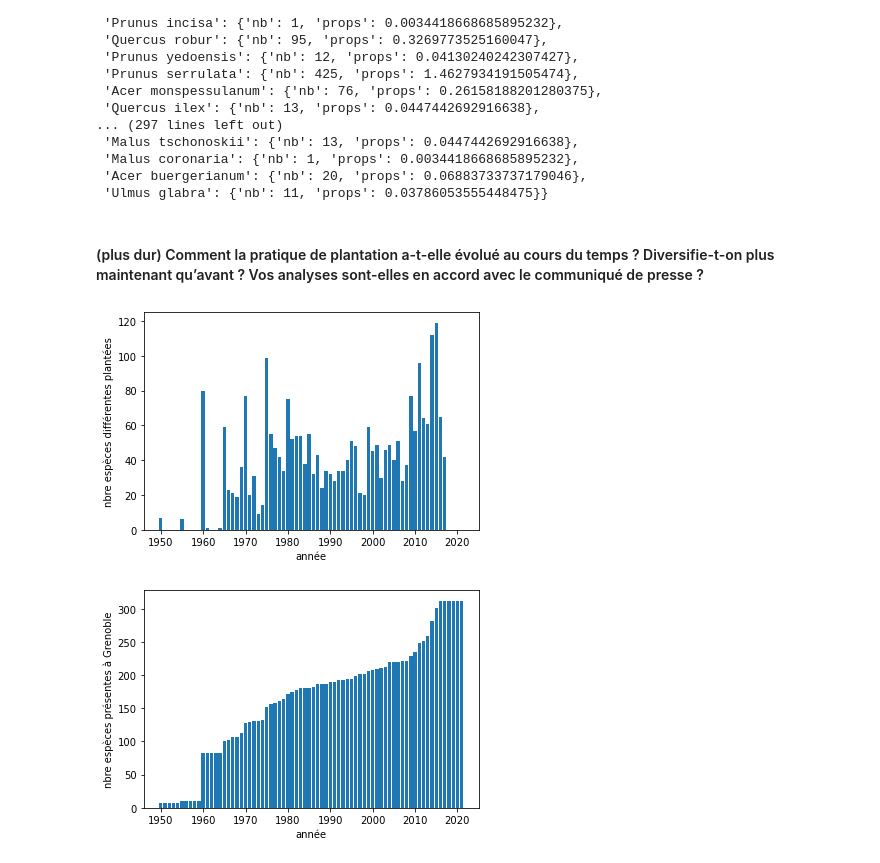
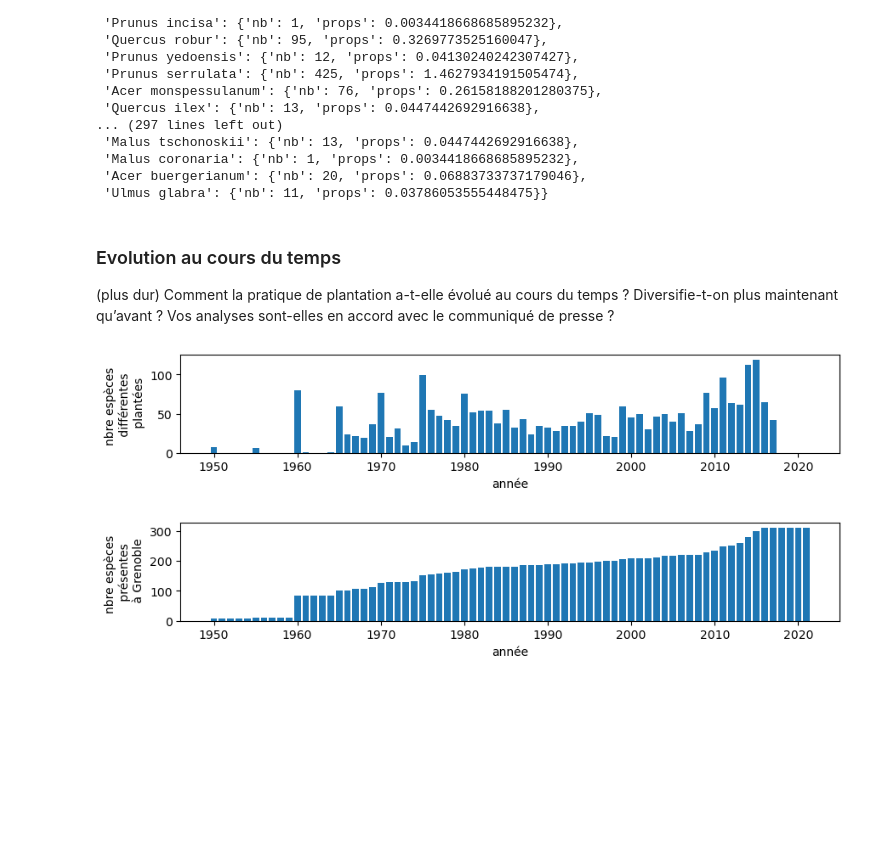
Before and after one commit to gazaboo/projet-python-arbres-grenoble, a Jupyter notebook: 4.1_Correction_iterations_1_et_2.ipynb, the cells around one changed output. Drawn from its saved outputs; the diff is of its cells as text; code cells hidden in the pictures; blank space fills up the shorter version.

```diff
--- a/4.1_Correction_iterations_1_et_2.ipynb
+++ b/4.1_Correction_iterations_1_et_2.ipynb
@@ -5,6 +6,6 @@
 # %%
 import csv
 data = []
-with open('../data/trees.csv', newline='') as csvfile:
+with open('./data/trees.csv', newline='') as csvfile:
     treereader = csv.reader(csvfile, delimiter=',')
     data = list(treereader)
@@ -573,7 +523,8 @@ espece_dict_props
  'Acer buergerianum': {'nb': 20, 'props': 0.06883733737179046},
  'Ulmus glabra': {'nb': 11, 'props': 0.03786053555448475}}
 # %% [markdown]
-#### (plus dur) Comment la pratique de plantation a-t-elle évolué au cours du temps ? Diversifie-t-on plus maintenant qu’avant ? Vos analyses sont-elles en accord avec le communiqué de presse ?
+### Evolution au cours du temps
+(plus dur) Comment la pratique de plantation a-t-elle évolué au cours du temps ? Diversifie-t-on plus maintenant qu’avant ? Vos analyses sont-elles en accord avec le communiqué de presse ?
 # %%
 # Nombre d'espèces par an
 data_espece_year = [(' '.join(row[13:15]), row[19])
@@ -587,11 +538,13 @@ nb_espece_year = {year: len(set([' '.join(row[13:15])
                             and row[19] == str(year)]))
                       for year in range(1950, 2022)}
 # %%
+plt.figure(figsize=(10,1.5))
 plt.bar(range(1950, 2022), nb_espece_year.values())
 plt.xlabel('année')
-_ = plt.ylabel('nbre espèces différentes plantées')
+plt.ylabel('nbre espèces \n différentes \n plantées')
+plt.show()
 # %% [output]
-[figure, old version]
+[figure, new version]
 # %%
 # Nombre d'espèces par an
 nb_espece_presentes = {year: len(set([' '.join(row[13:15])
@@ -601,8 +554,10 @@ nb_espece_presentes = {year: len(set([' '.join(row[13:15])
                             and row[19] <= str(year)]))
                       for year in range(1950, 2022)}
 
+plt.figure(figsize=(10,1.5))
 plt.bar(range(1950, 2022), nb_espece_presentes.values())
 plt.xlabel('année')
-_ = plt.ylabel('nbre espèces présentes à Grenoble')
+plt.ylabel('nbre espèces \n présentes \n à Grenoble')
+plt.show()
 # %% [output]
-[figure, old version]
+[figure, new version]
```
Also changed, not shown: parts of 116 cells of this notebook, 14 other files.
